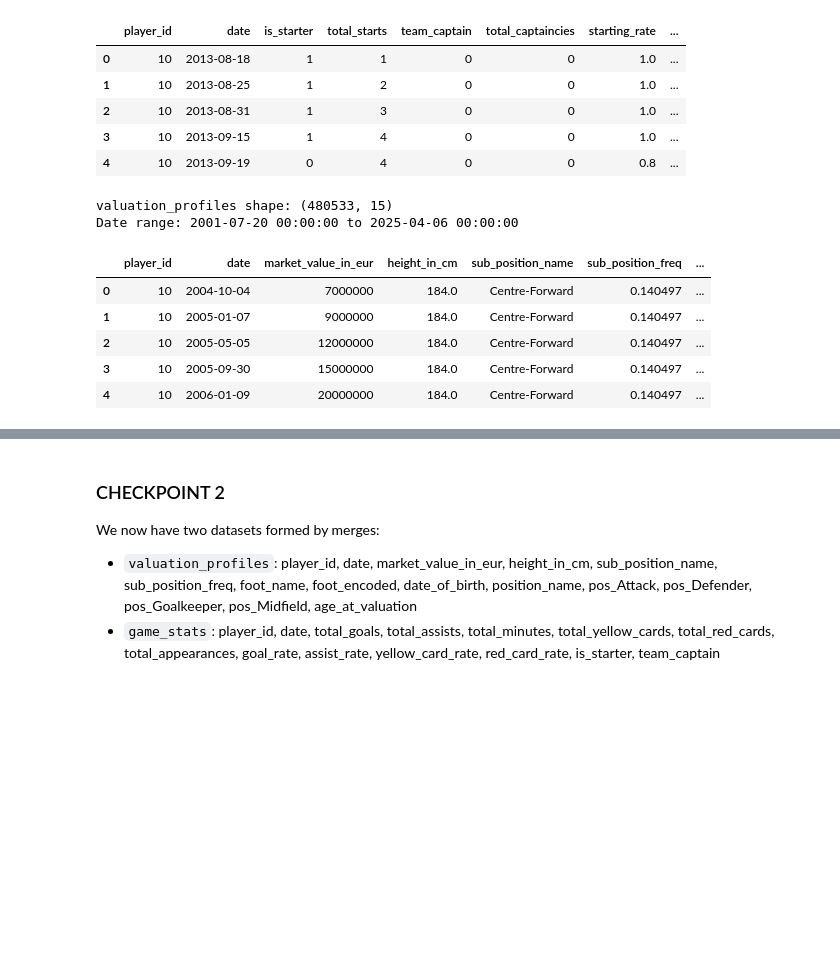
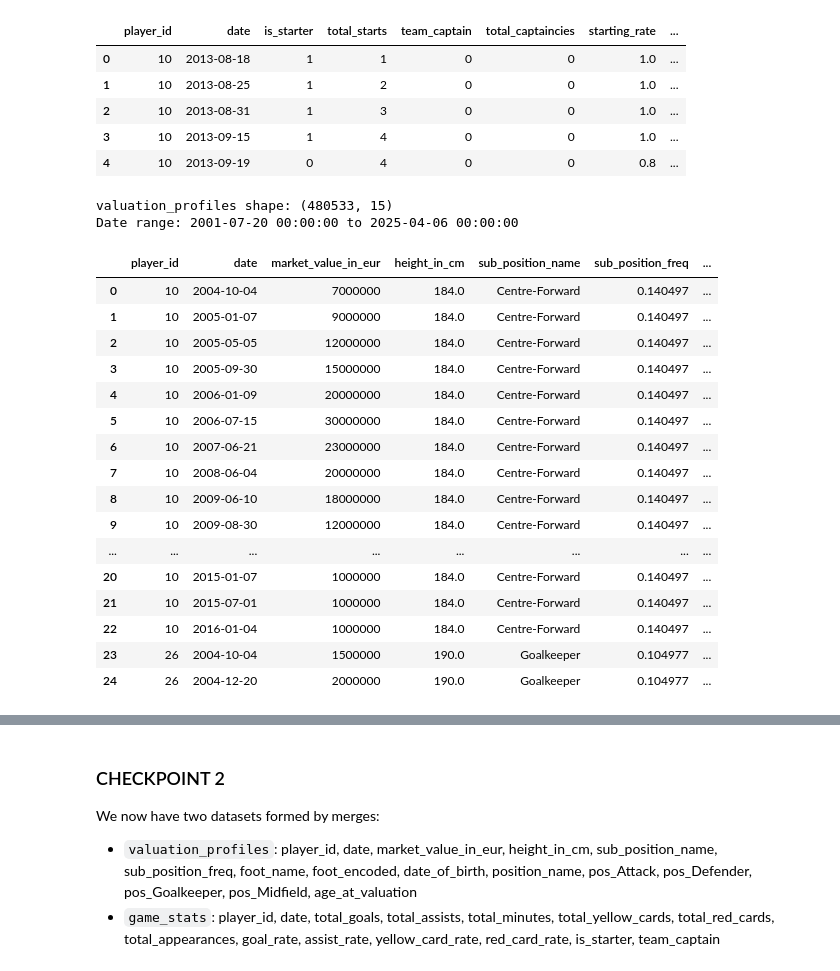
Before and after one commit to ChristianVaikona/comp352-final-project, a Jupyter notebook: Footballer_Market_Evaluation.ipynb, the cells around one changed output, grey strips where cells are left out. Cells and saved outputs as stored; diff of their text form; code cells hidden in the pictures; blank space fills up the shorter version.

```diff
--- a/Footballer_Market_Evaluation.ipynb
+++ b/Footballer_Market_Evaluation.ipynb
@@ -863,35 +863,46 @@ valuation_profiles = valuation_profiles.astype({'player_id': int,
                     'pos_Attack': int,
                     'pos_Defender': int,
                     'pos_Goalkeeper': int,
                     'pos_Midfield': int,
                     'age_at_valuation': float
                     })
 
 # Ensuring date types
 valuation_profiles['date'] = pd.to_datetime(valuation_profiles['date'])
 valuation_profiles['date_of_birth'] = pd.to_datetime(valuation_profiles['date_of_birth'])
 
 # Ensuring data is sorted
-# valuation_profiles = valuation_profiles.sort_values(['player_id', 'date']).reset_index(drop=True)
+valuation_profiles = valuation_profiles.sort_values(['player_id', 'date']).reset_index(drop=True)
 
 print("valuation_profiles shape:", valuation_profiles.shape)
 print(f"Date range: {valuation_profiles['date'].min()} to {valuation_profiles['date'].max()}")
-valuation_profiles.head()
+valuation_profiles.head(25)
 
 # Keep here at bottom to check on df when needed
 # print("-"*60)
 # print("Missing values in valuation_profiles:")
 # print("-"*60)
 # display(valuation_profiles.isna().sum().sort_values(ascending=False).head(len(valuation_profiles)))
 # %% [output]
 valuation_profiles shape: (480533, 15)
 Date range: 2001-07-20 00:00:00 to 2025-04-06 00:00:00
 |  | player_id | date | market_value_in_eur | height_in_cm | sub_position_name | sub_position_freq | ... |
 | 0 | 10 | 2004-10-04 | 7000000 | 184.0 | Centre-Forward | 0.140497 | ... |
 | 1 | 10 | 2005-01-07 | 9000000 | 184.0 | Centre-Forward | 0.140497 | ... |
 | 2 | 10 | 2005-05-05 | 12000000 | 184.0 | Centre-Forward | 0.140497 | ... |
 | 3 | 10 | 2005-09-30 | 15000000 | 184.0 | Centre-Forward | 0.140497 | ... |
 | 4 | 10 | 2006-01-09 | 20000000 | 184.0 | Centre-Forward | 0.140497 | ... |
+| 5 | 10 | 2006-07-15 | 30000000 | 184.0 | Centre-Forward | 0.140497 | ... |
+| 6 | 10 | 2007-06-21 | 23000000 | 184.0 | Centre-Forward | 0.140497 | ... |
+| 7 | 10 | 2008-06-04 | 20000000 | 184.0 | Centre-Forward | 0.140497 | ... |
+| 8 | 10 | 2009-06-10 | 18000000 | 184.0 | Centre-Forward | 0.140497 | ... |
+| 9 | 10 | 2009-08-30 | 12000000 | 184.0 | Centre-Forward | 0.140497 | ... |
+| ... | ... | ... | ... | ... | ... | ... | ... |
+| 20 | 10 | 2015-01-07 | 1000000 | 184.0 | Centre-Forward | 0.140497 | ... |
+| 21 | 10 | 2015-07-01 | 1000000 | 184.0 | Centre-Forward | 0.140497 | ... |
+| 22 | 10 | 2016-01-04 | 1000000 | 184.0 | Centre-Forward | 0.140497 | ... |
+| 23 | 26 | 2004-10-04 | 1500000 | 190.0 | Goalkeeper | 0.104977 | ... |
+| 24 | 26 | 2004-12-20 | 2000000 | 190.0 | Goalkeeper | 0.104977 | ... |
 # %%
 # Merging app_for_merge with lu_for_merge
 
```
Also changed, not shown: parts of 4 cells of this notebook.
